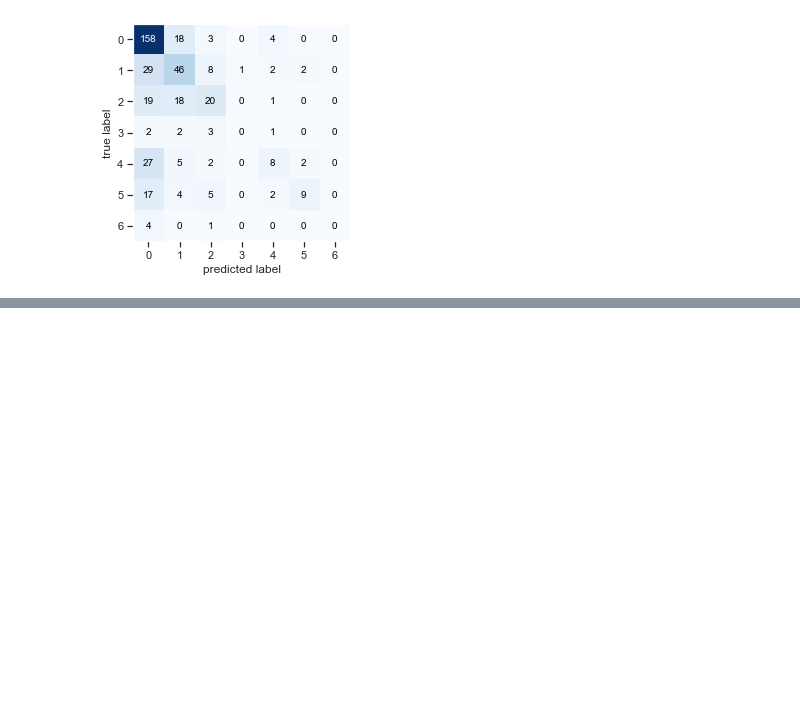
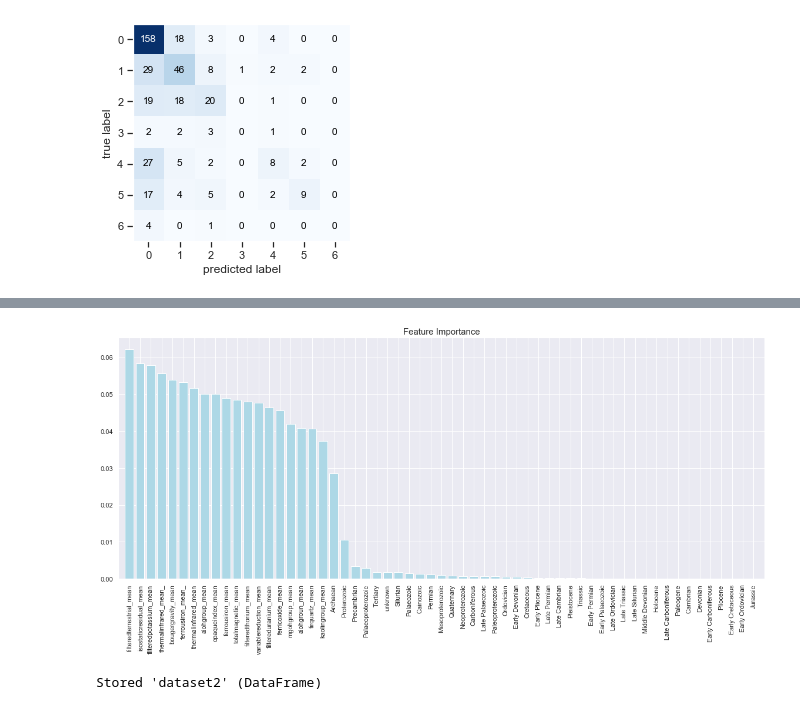
Before and after one commit to geomms/Unearthed-Explore-Australia-Gold-Deposit-Prediction, a Jupyter notebook: Baseline Model Random Forest.ipynb, the cells around one changed output, grey strips where cells are left out. Cells and saved outputs as stored; diff of their text form; code cells hidden in the pictures; blank space fills up the shorter version.

```diff
--- a/Baseline Model Random Forest.ipynb
+++ b/Baseline Model Random Forest.ipynb
@@ -209,0 +263,6 @@ plt.show()
+# %%
+feature_labels = dataset.drop('label',axis=1).columns
+importances = clf.feature_importances_
+indices = np.argsort(importances)[::-1]
+for feature in range(X_train.shape[1]):
+    print(f'{feature} - {feature_labels[indices[feature]]} {importances[indices[feature]]:.2f}')
@@ -209,0 +287,14 @@ plt.show()
+# %%
+fig, ax = plt.subplots(figsize=(16,8))
+plt.title('Feature Importance',fontsize=15)
+plt.bar(range(X_train.shape[1]),importances[indices],color='lightblue',align='center')
+plt.xticks(range(X_train.shape[1]),feature_labels[indices],rotation=90)
+plt.xlim([-1,X_train.shape[1]])
+plt.tight_layout()
+# %% [output]
+[figure, added]
+# %%
+dataset2 = dataset
+%store dataset2
+# %% [output]
+Stored 'dataset2' (DataFrame)
```
Also changed, not shown: parts of 6 cells of this notebook, 8 other files.
